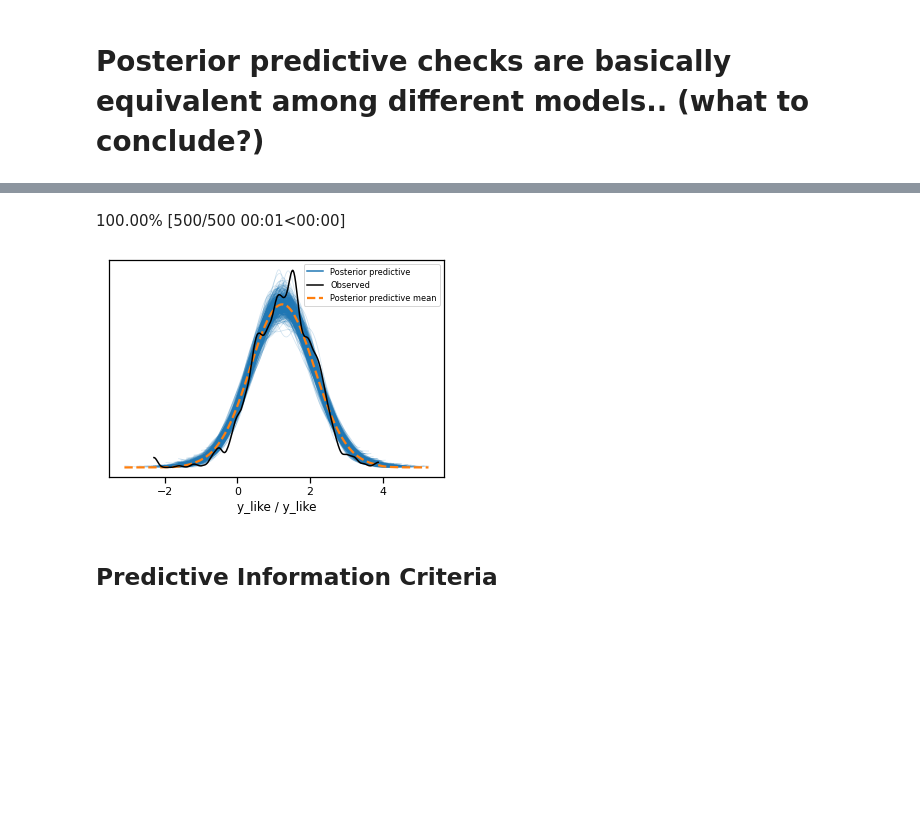
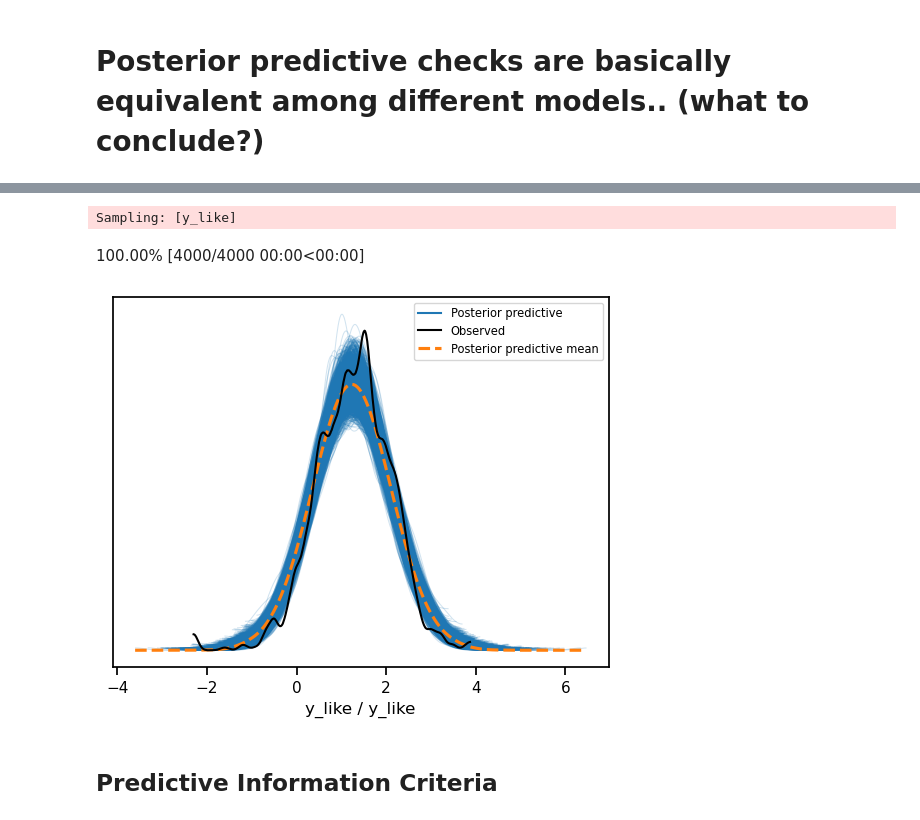
Before and after one commit to gcorani/bda, a Jupyter notebook: 6b-modelComparison.ipynb, the cells around one changed output, grey strips where cells are left out. Saved outputs shown, nothing was run; the diff lists cells and outputs as text; code cells hidden in the pictures; blank space fills up the shorter version.

```diff
--- a/6b-modelComparison.ipynb
+++ b/6b-modelComparison.ipynb
@@ -130,7 +130,7 @@ with Model() as hierarchical_model:
     # Data likelihood
     y_like = Normal('y_like', mu=y_hat, sigma=σ_y, observed=log_radon)
 
-    trace_h = sample()
+    trace_h = sample(idata_kwargs={"log_likelihood": True})
 # %% [output]
 Auto-assigning NUTS sampler...
 Initializing NUTS using jitter+adapt_diag...
@@ -151,13 +153,14 @@ NameError: name 'pm' is not defined
 # %%
 with hierarchical_model:
     #by default, 2000 draws of y
     #the returned dictionary (ppc) contains 2000 values of y sampled from the posterior of mu and sigma
-    ppc_h = pm.sample_posterior_predictive(trace_h, samples=500)
+    ppc_h = pm.sample_posterior_predictive(trace_h)
 
-az.plot_ppc(az.from_pymc3(posterior_predictive=ppc_h, model=hierarchical_model));
+az.plot_ppc(ppc_h);
 # %% [output]
+Sampling: [y_like]
-100.00% [500/500 00:01<00:00]
+100.00% [4000/4000 00:00<00:00]
-[figure, old version]
+[figure, new version]
 # %% [markdown]
 ## Predictive Information Criteria
 # %% [markdown]
```
Also changed, not shown: parts of 15 cells of this notebook, 3 other files.
